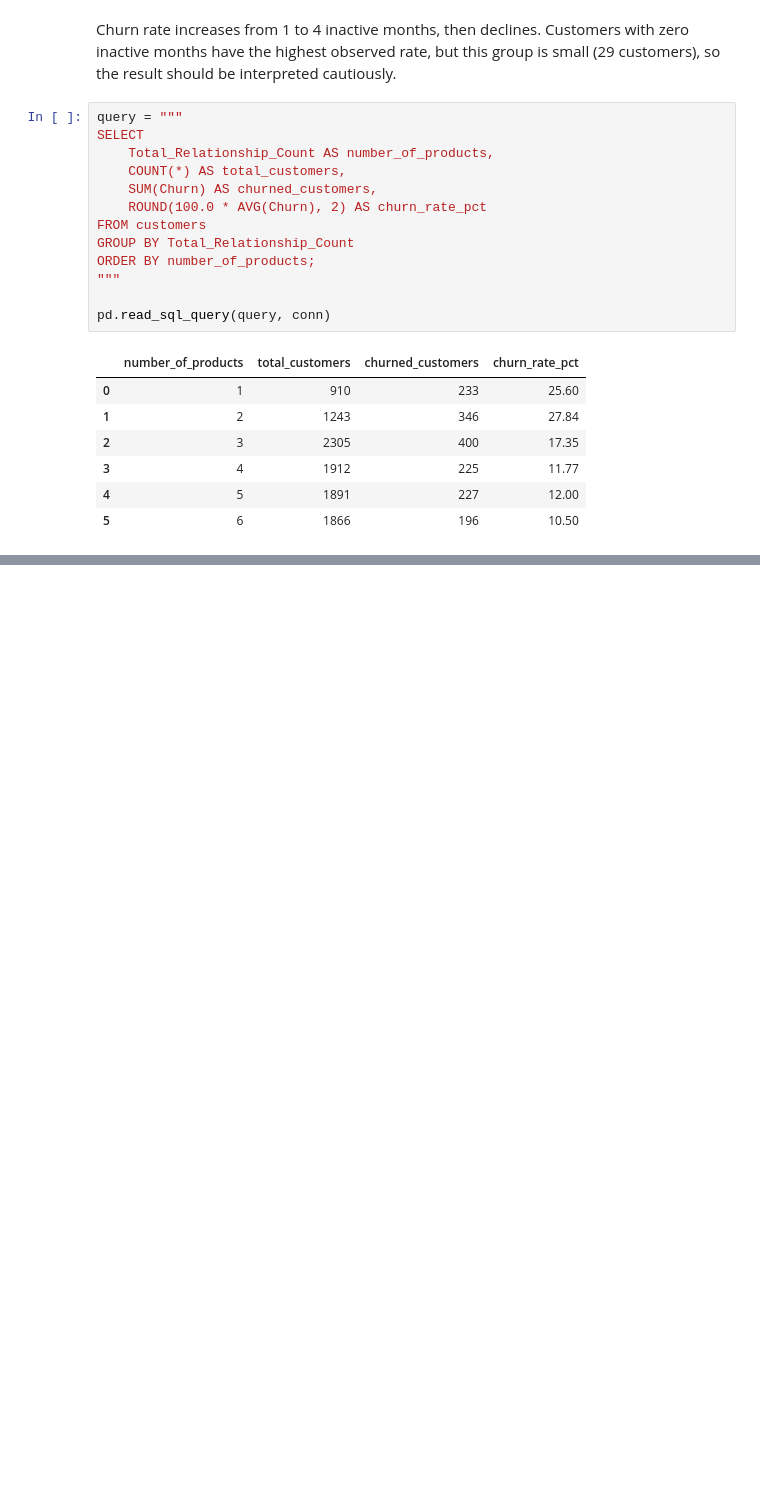
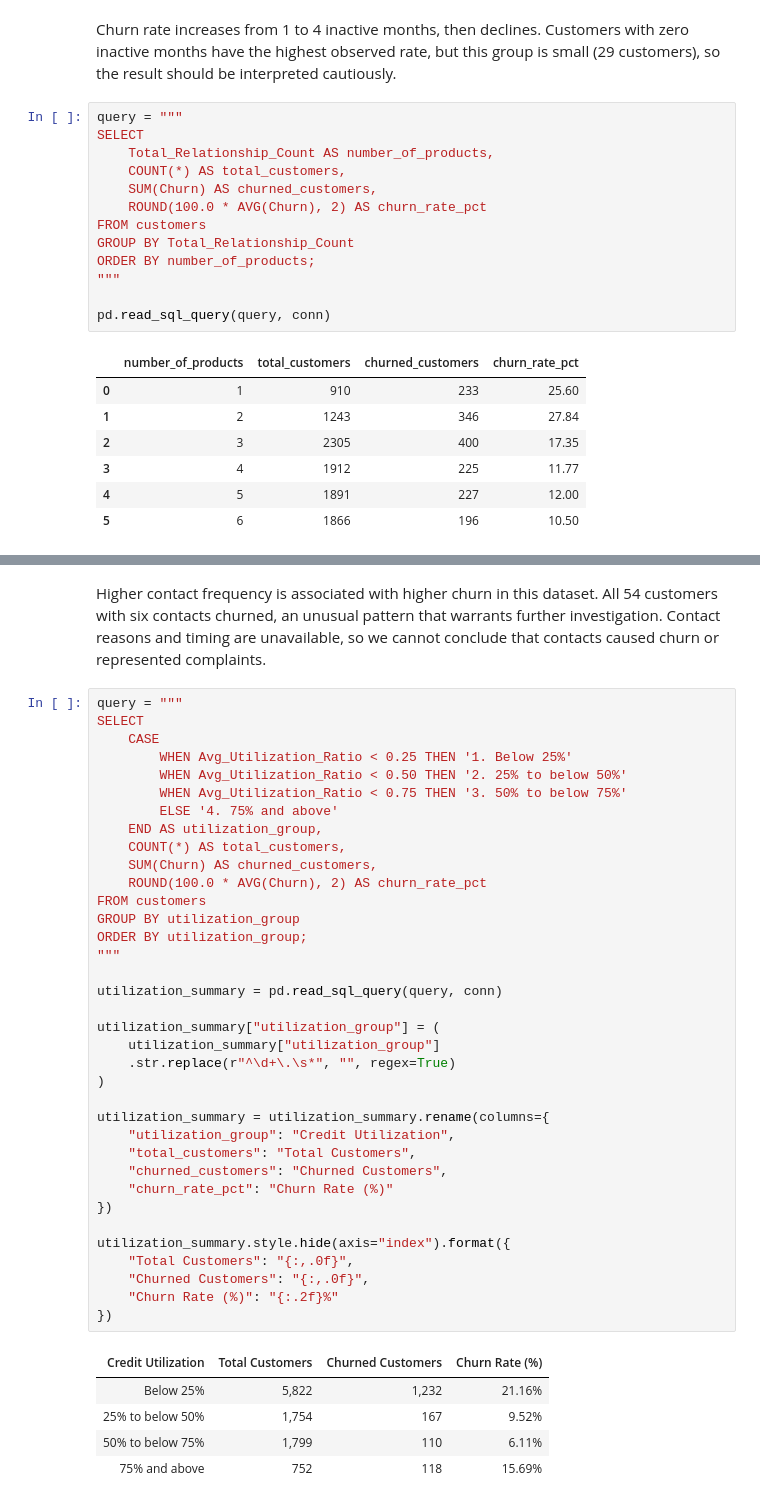
Before and after one commit to mehakgupta0406/credit-card-customer-churn, a Jupyter notebook: 01_data_analysis.ipynb, the cells around one changed output, grey strips where cells are left out. Saved outputs shown, nothing was run; the diff lists cells and outputs as text; blank space fills up the shorter version.

```diff
--- a/01_data_analysis.ipynb
+++ b/01_data_analysis.ipynb
@@ -252,0 +279,44 @@ pd.read_sql_query(query, conn)
+# %% [markdown]
+Higher contact frequency is associated with higher churn in this dataset. All 54 customers with six contacts churned, an unusual pattern that warrants further investigation. Contact reasons and timing are unavailable, so we cannot conclude that contacts caused churn or represented complaints.
+# %%
+query = """
+SELECT
+    CASE
+        WHEN Avg_Utilization_Ratio < 0.25 THEN '1. Below 25%'
+        WHEN Avg_Utilization_Ratio < 0.50 THEN '2. 25% to below 50%'
+        WHEN Avg_Utilization_Ratio < 0.75 THEN '3. 50% to below 75%'
+        ELSE '4. 75% and above'
+    END AS utilization_group,
+    COUNT(*) AS total_customers,
+    SUM(Churn) AS churned_customers,
+    ROUND(100.0 * AVG(Churn), 2) AS churn_rate_pct
+FROM customers
+GROUP BY utilization_group
+ORDER BY utilization_group;
+"""
+
+utilization_summary = pd.read_sql_query(query, conn)
+
+utilization_summary["utilization_group"] = (
+    utilization_summary["utilization_group"]
+    .str.replace(r"^\d+\.\s*", "", regex=True)
+)
+
+utilization_summary = utilization_summary.rename(columns={
+    "utilization_group": "Credit Utilization",
+    "total_customers": "Total Customers",
+    "churned_customers": "Churned Customers",
+    "churn_rate_pct": "Churn Rate (%)"
+})
+
+utilization_summary.style.hide(axis="index").format({
+    "Total Customers": "{:,.0f}",
+    "Churned Customers": "{:,.0f}",
+    "Churn Rate (%)": "{:.2f}%"
+})
+# %% [output]
+| Credit Utilization | Total Customers | Churned Customers | Churn Rate (%) |
+| Below 25% | 5,822 | 1,232 | 21.16% |
+| 25% to below 50% | 1,754 | 167 | 9.52% |
+| 50% to below 75% | 1,799 | 110 | 6.11% |
+| 75% and above | 752 | 118 | 15.69% |
```
Also changed, not shown: parts of 4 cells of this notebook.
